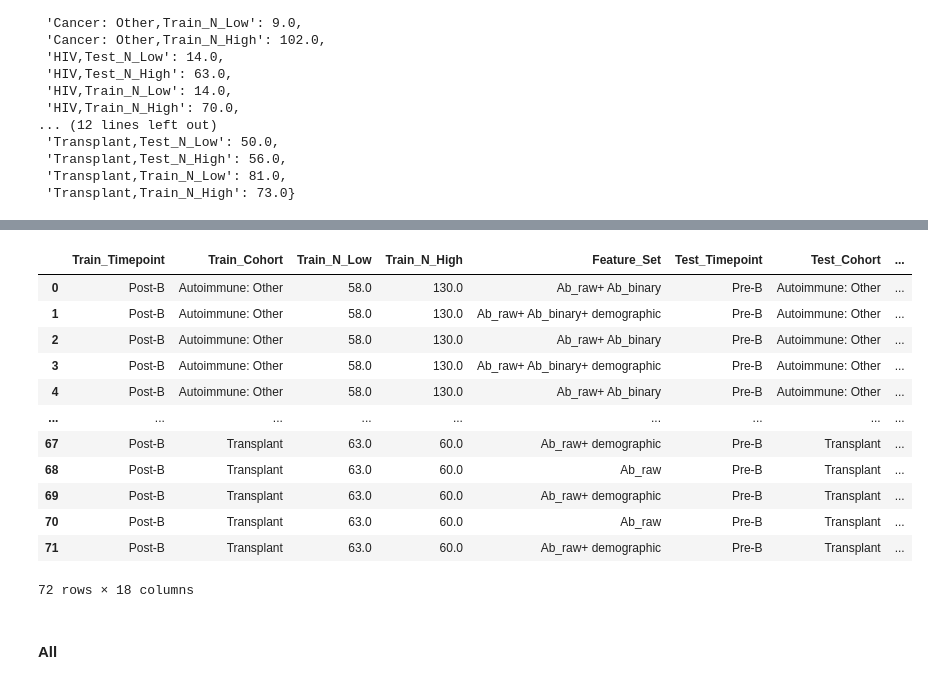
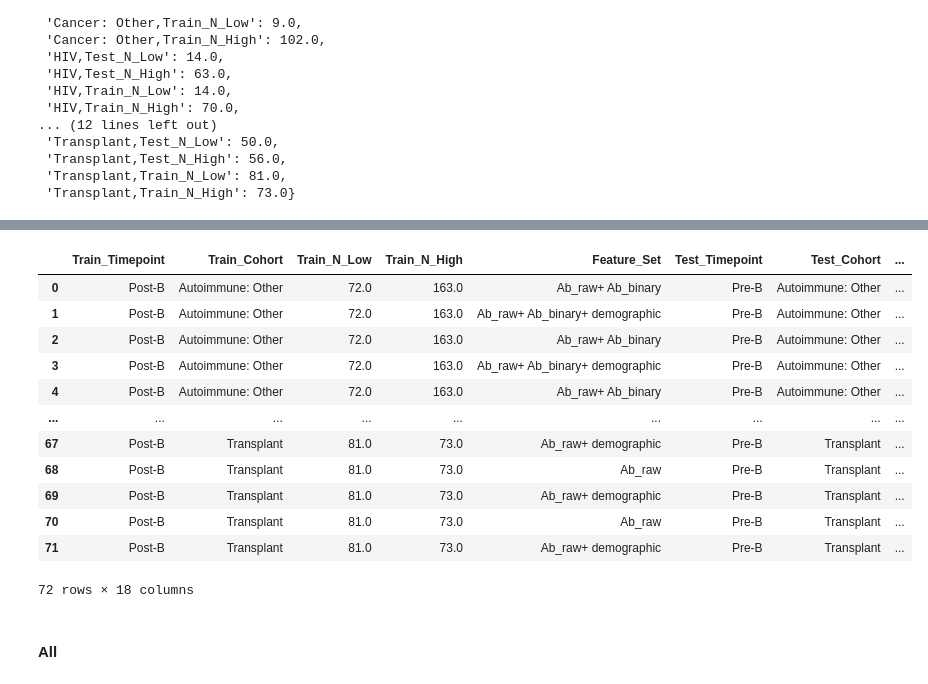
Before and after one commit to Lee-CBG/Leidos, a Jupyter notebook: leidos final.ipynb, the cells around one changed output, grey strips where cells are left out. Drawn from its saved outputs; the diff is of its cells as text; code cells hidden in the pictures.

```diff
--- a/leidos final.ipynb
+++ b/leidos final.ipynb
@@ -2517,32 +2517,6 @@ agg_df['Test_Cohort'] = agg_df['cohort']
 agg_df['Train_Cohort'] = agg_df['cohort']
 
 
-counts = {}
-X6, y6 , pid6, emb_list6, real_size6, encoder6 = load_6(binary=True, cutoffs=cutoffs, include_pid=True)
-
-X2, y2 , pid2, emb_list2, real_size2, encoder2 = load_2(binary=True, cutoffs=cutoffs, include_pid=True)
-skf = StratifiedKFold(n_splits=5, shuffle=True, random_state=0)
-
-for_stratify = y6
-for fold, (train_idx, test_idx) in enumerate(skf.split(X6, for_stratify), start=0):
-
-    index = np.isin(pid2, pid6[test_idx])
-
-    X_train = X6[train_idx]
-    y_train = y6[train_idx]
-    X_test = X2[index]
-    y_test = y2[index]
-    break
-for cohort in COHORTS:
-
-
-    # idx = X[:, 0] == 'Healthy Control'
-    idx1 = X_train[:, 0] == cohort
-    idx2 = X_test[:, 0] == cohort
-    counts[f'{cohort},Test_N_Low'] = (y_test[idx2] == 0).astype(float).sum()
-    counts[f'{cohort},Test_N_High'] = (y_test[idx2] == 1).astype(float).sum()
-    counts[f'{cohort},Train_N_Low'] = (y_train[idx1] == 0).astype(float).sum()
-    counts[f'{cohort},Train_N_High'] = (y_train[idx1] == 1).astype(float).sum()
 
 # counts
 
@@ -2572,44 +2546,44 @@ def update_usage(row):
     # Start with base usage name
     usage = row['usage']
     setting = row['setting']
 
 
     # Case 1: if usage is "Ab raw"
 
     out = 'Ab_raw'
 
 
     # Case 2: if usage is "Demographic"
     if setting.strip().lower() == 'binary':
         out += '+ Ab_binary'
 
     if usage.strip().lower() == 'demographic':
         out += '+ demographic'
 
     # Case 3: modify further based on 'setting'
 
     if setting.strip().lower() == 'no-cutoff':
         # don't add anything
         pass
 
     return out
 
 # Apply transformation
 agg_df['Feature_Set'] = agg_df.apply(update_usage, axis=1)
 agg_df[['Train_Timepoint', 'Train_Cohort', 'Train_N_Low', 'Train_N_High', 'Feature_Set', 'Test_Timepoint', 'Test_Cohort', 'Test_N_Low' ,'Test_N_High', 'Classifier', 'CV_AUC_Mean', 'CV_AUC_SD',	'CV_Sen_at_80_Spe_Mean', 'CV_Sen_at_80_Spe_SD', 'CV_Acc_Low_Mean', 'CV_Acc_Low_SD',	'CV_Acc_High_Mean',	'CV_Acc_High_SD']]
 # %% [output]
 |  | Train_Timepoint | Train_Cohort | Train_N_Low | Train_N_High | Feature_Set | Test_Timepoint | Test_Cohort | ... |
-| 0 | Post-B | Autoimmune: Other | 58.0 | 130.0 | Ab_raw+ Ab_binary | Pre-B | Autoimmune: Other | ... |
-| 1 | Post-B | Autoimmune: Other | 58.0 | 130.0 | Ab_raw+ Ab_binary+ demographic | Pre-B | Autoimmune: Other | ... |
-| 2 | Post-B | Autoimmune: Other | 58.0 | 130.0 | Ab_raw+ Ab_binary | Pre-B | Autoimmune: Other | ... |
-| 3 | Post-B | Autoimmune: Other | 58.0 | 130.0 | Ab_raw+ Ab_binary+ demographic | Pre-B | Autoimmune: Other | ... |
-| 4 | Post-B | Autoimmune: Other | 58.0 | 130.0 | Ab_raw+ Ab_binary | Pre-B | Autoimmune: Other | ... |
+| 0 | Post-B | Autoimmune: Other | 72.0 | 163.0 | Ab_raw+ Ab_binary | Pre-B | Autoimmune: Other | ... |
+| 1 | Post-B | Autoimmune: Other | 72.0 | 163.0 | Ab_raw+ Ab_binary+ demographic | Pre-B | Autoimmune: Other | ... |
+| 2 | Post-B | Autoimmune: Other | 72.0 | 163.0 | Ab_raw+ Ab_binary | Pre-B | Autoimmune: Other | ... |
+| 3 | Post-B | Autoimmune: Other | 72.0 | 163.0 | Ab_raw+ Ab_binary+ demographic | Pre-B | Autoimmune: Other | ... |
+| 4 | Post-B | Autoimmune: Other | 72.0 | 163.0 | Ab_raw+ Ab_binary | Pre-B | Autoimmune: Other | ... |
 | ... | ... | ... | ... | ... | ... | ... | ... | ... |
-| 67 | Post-B | Transplant | 63.0 | 60.0 | Ab_raw+ demographic | Pre-B | Transplant | ... |
-| 68 | Post-B | Transplant | 63.0 | 60.0 | Ab_raw | Pre-B | Transplant | ... |
-| 69 | Post-B | Transplant | 63.0 | 60.0 | Ab_raw+ demographic | Pre-B | Transplant | ... |
-| 70 | Post-B | Transplant | 63.0 | 60.0 | Ab_raw | Pre-B | Transplant | ... |
-| 71 | Post-B | Transplant | 63.0 | 60.0 | Ab_raw+ demographic | Pre-B | Transplant | ... |
+| 67 | Post-B | Transplant | 81.0 | 73.0 | Ab_raw+ demographic | Pre-B | Transplant | ... |
+| 68 | Post-B | Transplant | 81.0 | 73.0 | Ab_raw | Pre-B | Transplant | ... |
+| 69 | Post-B | Transplant | 81.0 | 73.0 | Ab_raw+ demographic | Pre-B | Transplant | ... |
+| 70 | Post-B | Transplant | 81.0 | 73.0 | Ab_raw | Pre-B | Transplant | ... |
+| 71 | Post-B | Transplant | 81.0 | 73.0 | Ab_raw+ demographic | Pre-B | Transplant | ... |
 72 rows × 18 columns
 # %%
 out = agg_df[['Train_Timepoint', 'Train_Cohort', 'Train_N_Low', 'Train_N_High', 'Feature_Set', 'Test_Timepoint', 'Test_Cohort', 'Test_N_Low' ,'Test_N_High', 'Classifier',	'CV_AUC_Mean', 'CV_AUC_SD',	'CV_Sen_at_80_Spe_Mean', 'CV_Sen_at_80_Spe_SD', 'CV_Acc_Low_Mean', 'CV_Acc_Low_SD',	'CV_Acc_High_Mean',	'CV_Acc_High_SD']]
```
Also changed, not shown: parts of 56 cells of this notebook.
